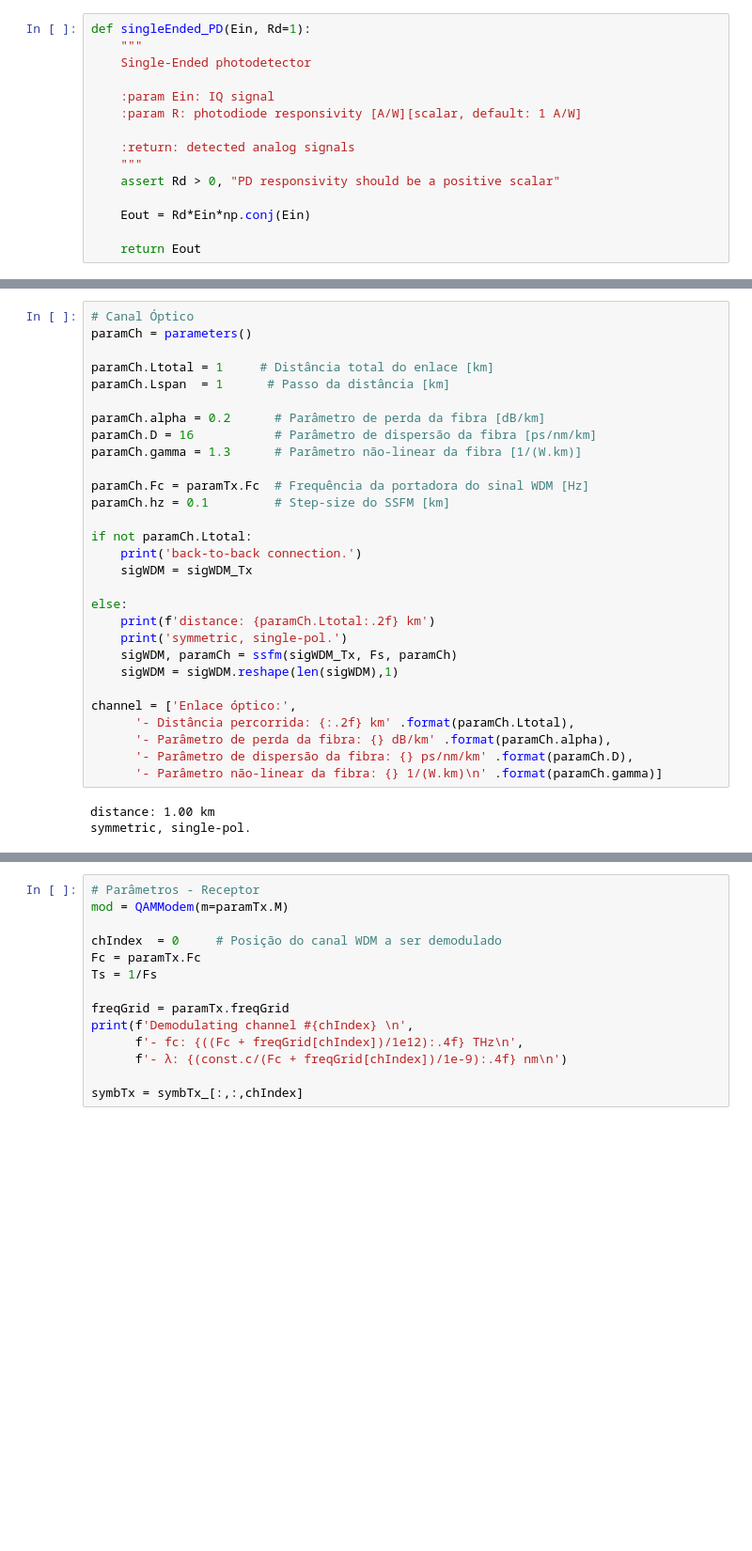
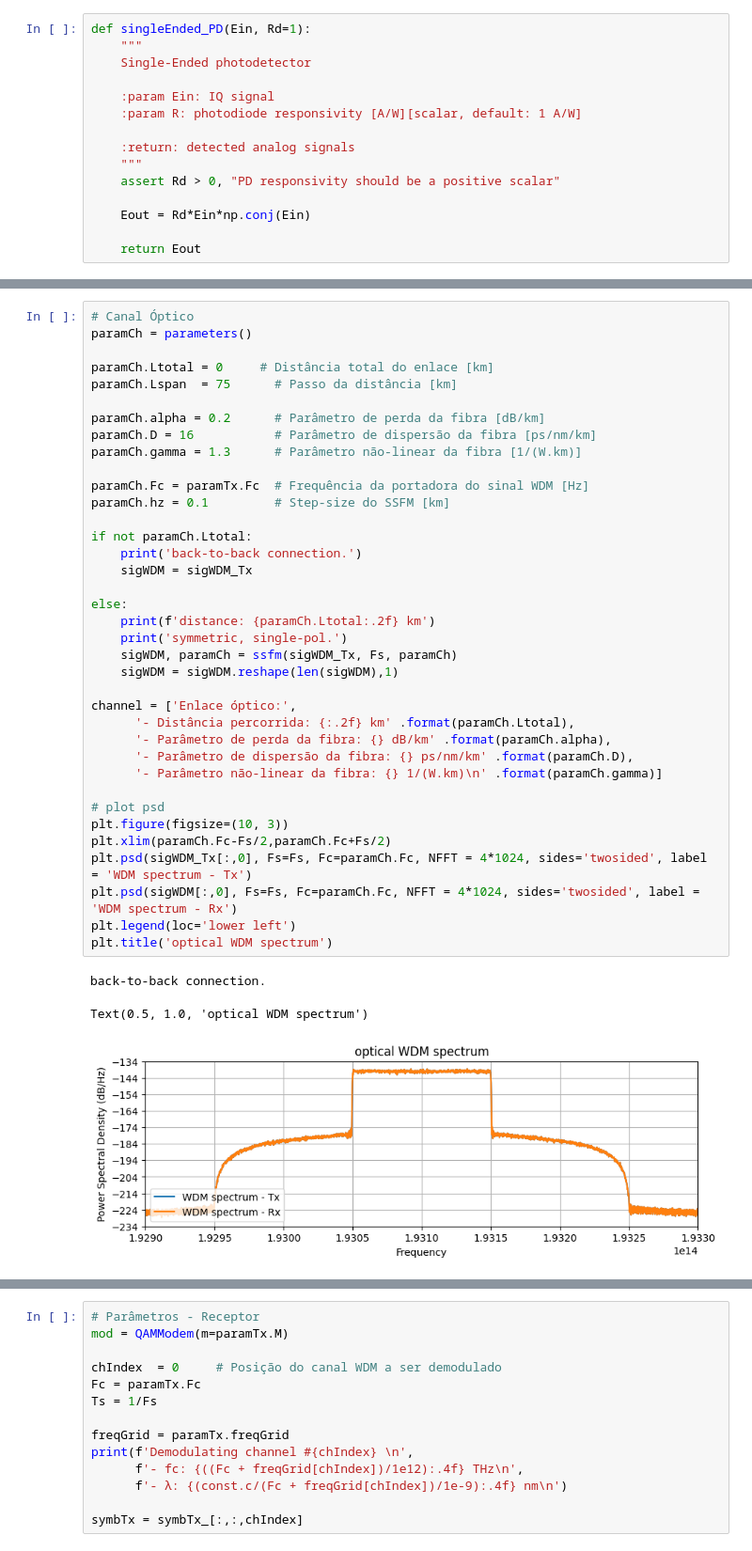
Before and after one commit to jfelipeslg/TCC_Single-Ended-Receiver, a Jupyter notebook: Tx_Rx_single-pol_SER_v2.ipynb, the cells around one changed output, grey strips where cells are left out. Shown: that part at 94% size. Drawn from its saved outputs; the diff is of its cells as text; blank space fills up the shorter version.

```diff
--- a/Tx_Rx_single-pol_SER_v2.ipynb
+++ b/Tx_Rx_single-pol_SER_v2.ipynb
@@ -146,32 +146,41 @@ Text(0.5, 1.0, 'optical WDM spectrum')
 # %%
 # Canal Óptico
 paramCh = parameters()
 
-paramCh.Ltotal = 1     # Distância total do enlace [km]
-paramCh.Lspan  = 1      # Passo da distância [km]
+paramCh.Ltotal = 0     # Distância total do enlace [km]
+paramCh.Lspan  = 75      # Passo da distância [km]
 
 paramCh.alpha = 0.2      # Parâmetro de perda da fibra [dB/km]
 paramCh.D = 16           # Parâmetro de dispersão da fibra [ps/nm/km]
 paramCh.gamma = 1.3      # Parâmetro não-linear da fibra [1/(W.km)]
 
 paramCh.Fc = paramTx.Fc  # Frequência da portadora do sinal WDM [Hz]
 paramCh.hz = 0.1         # Step-size do SSFM [km]
 
 if not paramCh.Ltotal:
     print('back-to-back connection.')
     sigWDM = sigWDM_Tx
 
 else:
     print(f'distance: {paramCh.Ltotal:.2f} km')
     print('symmetric, single-pol.')
     sigWDM, paramCh = ssfm(sigWDM_Tx, Fs, paramCh)
     sigWDM = sigWDM.reshape(len(sigWDM),1)
 
 channel = ['Enlace óptico:',
       '- Distância percorrida: {:.2f} km' .format(paramCh.Ltotal),
       '- Parâmetro de perda da fibra: {} dB/km' .format(paramCh.alpha),
       '- Parâmetro de dispersão da fibra: {} ps/nm/km' .format(paramCh.D),
       '- Parâmetro não-linear da fibra: {} 1/(W.km)\n' .format(paramCh.gamma)]
+
+# plot psd
+plt.figure(figsize=(10, 3))
+plt.xlim(paramCh.Fc-Fs/2,paramCh.Fc+Fs/2)
+plt.psd(sigWDM_Tx[:,0], Fs=Fs, Fc=paramCh.Fc, NFFT = 4*1024, sides='twosided', label = 'WDM spectrum - Tx')
+plt.psd(sigWDM[:,0], Fs=Fs, Fc=paramCh.Fc, NFFT = 4*1024, sides='twosided', label = 'WDM spectrum - Rx')
+plt.legend(loc='lower left')
+plt.title('optical WDM spectrum')
 # %% [output]
-distance: 1.00 km
-symmetric, single-pol.
+back-to-back connection.
+Text(0.5, 1.0, 'optical WDM spectrum')
+[figure, added]
```
Also changed, not shown: parts of 12 cells of this notebook.
